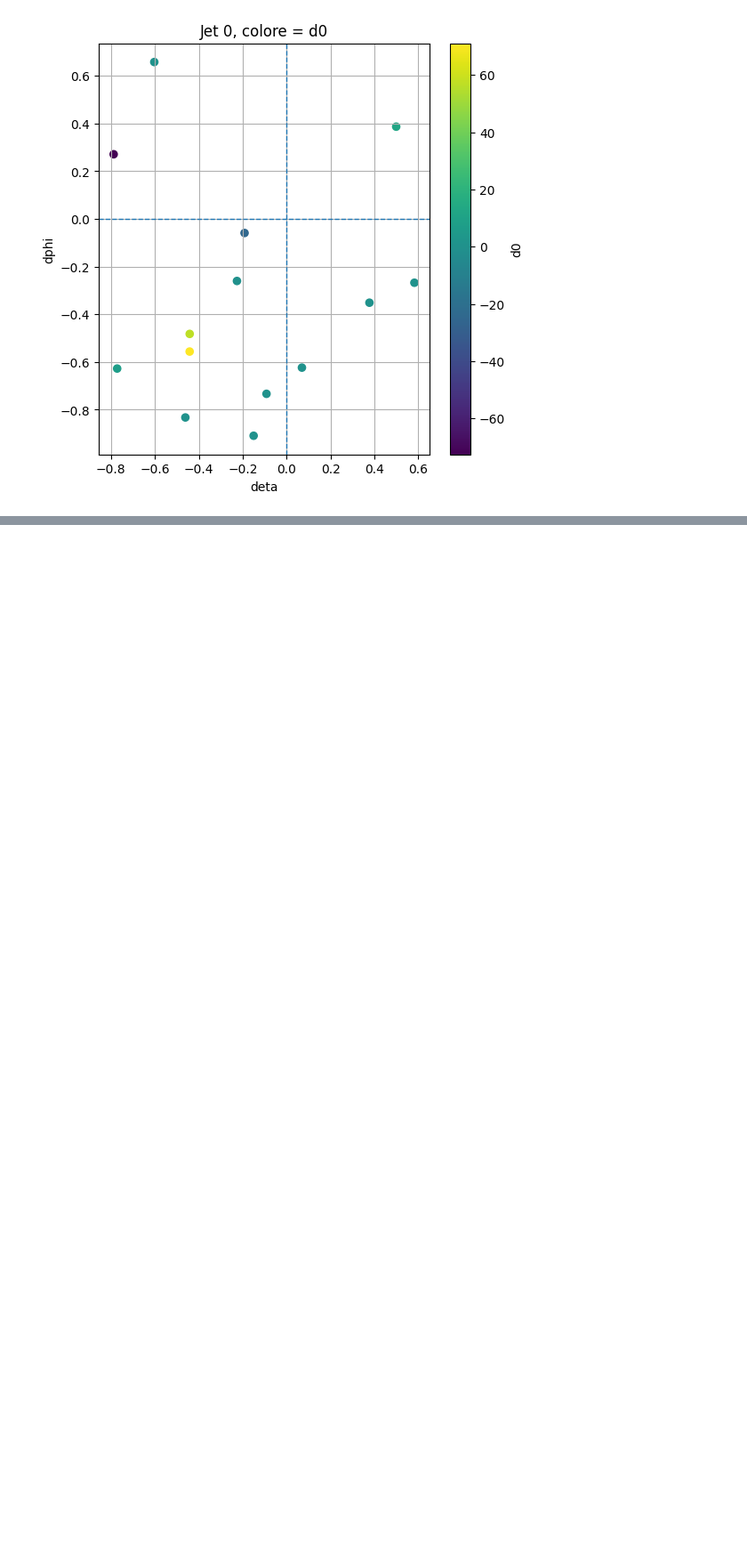
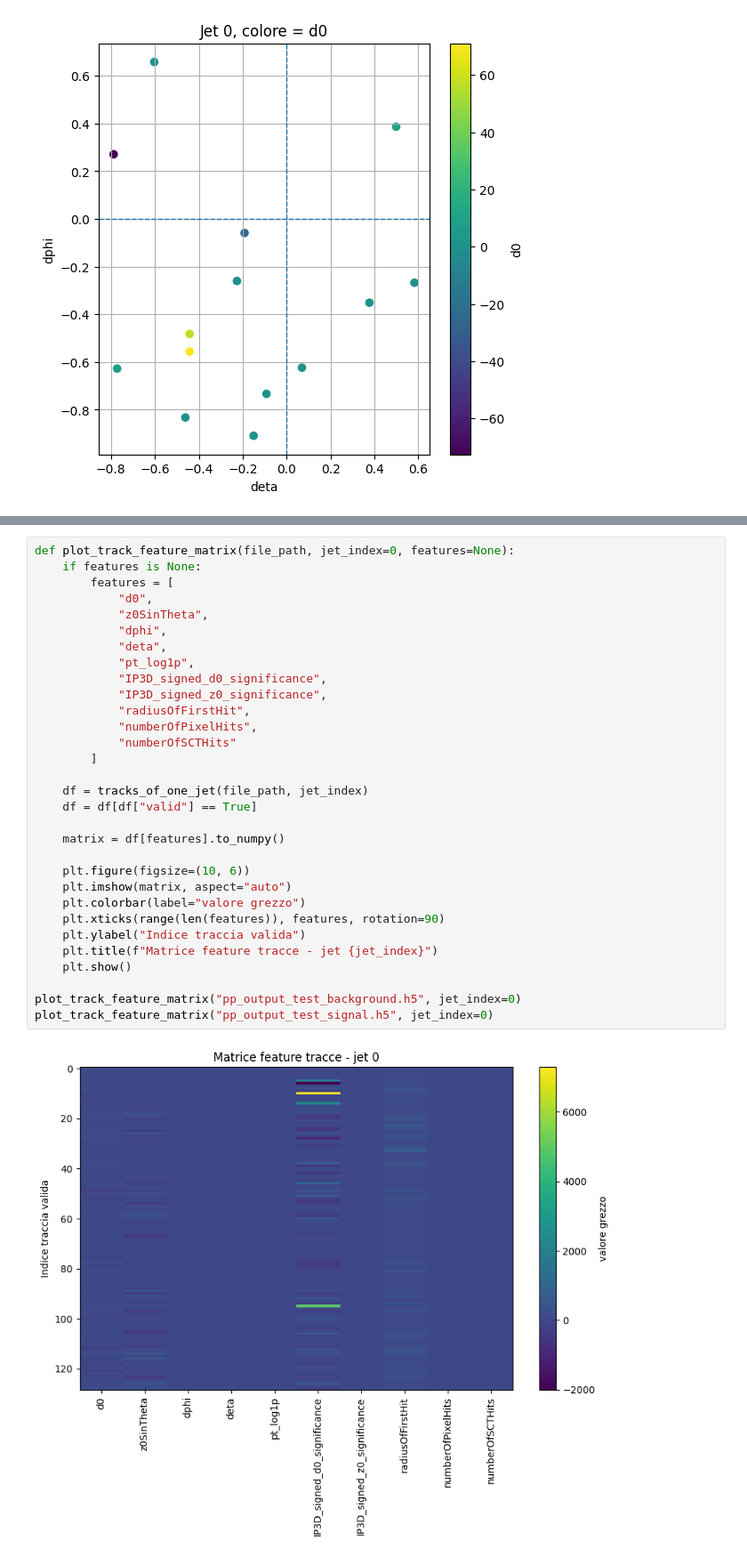
Before and after one commit to Phaesmatos/advanceml, a Jupyter notebook: preprocessing.ipynb, the cells around one changed output, grey strips where cells are left out. Shown at 89% size. Drawn from its saved outputs; the diff is of its cells as text; blank space fills up the shorter version.

```diff
--- a/preprocessing.ipynb
+++ b/preprocessing.ipynb
@@ -279,0 +302,33 @@ plot_jet_tracks_colored("pp_output_test_signal.h5", jet_index=0, color_feature="
+# %%
+def plot_track_feature_matrix(file_path, jet_index=0, features=None):
+    if features is None:
+        features = [
+            "d0",
+            "z0SinTheta",
+            "dphi",
+            "deta",
+            "pt_log1p",
+            "IP3D_signed_d0_significance",
+            "IP3D_signed_z0_significance",
+            "radiusOfFirstHit",
+            "numberOfPixelHits",
+            "numberOfSCTHits"
+        ]
+
+    df = tracks_of_one_jet(file_path, jet_index)
+    df = df[df["valid"] == True]
+
+    matrix = df[features].to_numpy()
+
+    plt.figure(figsize=(10, 6))
+    plt.imshow(matrix, aspect="auto")
+    plt.colorbar(label="valore grezzo")
+    plt.xticks(range(len(features)), features, rotation=90)
+    plt.ylabel("Indice traccia valida")
+    plt.title(f"Matrice feature tracce - jet {jet_index}")
+    plt.show()
+
+plot_track_feature_matrix("pp_output_test_background.h5", jet_index=0)
+plot_track_feature_matrix("pp_output_test_signal.h5", jet_index=0)
+# %% [output]
+[figure, added]
```
Also changed, not shown: parts of 2 cells of this notebook.
